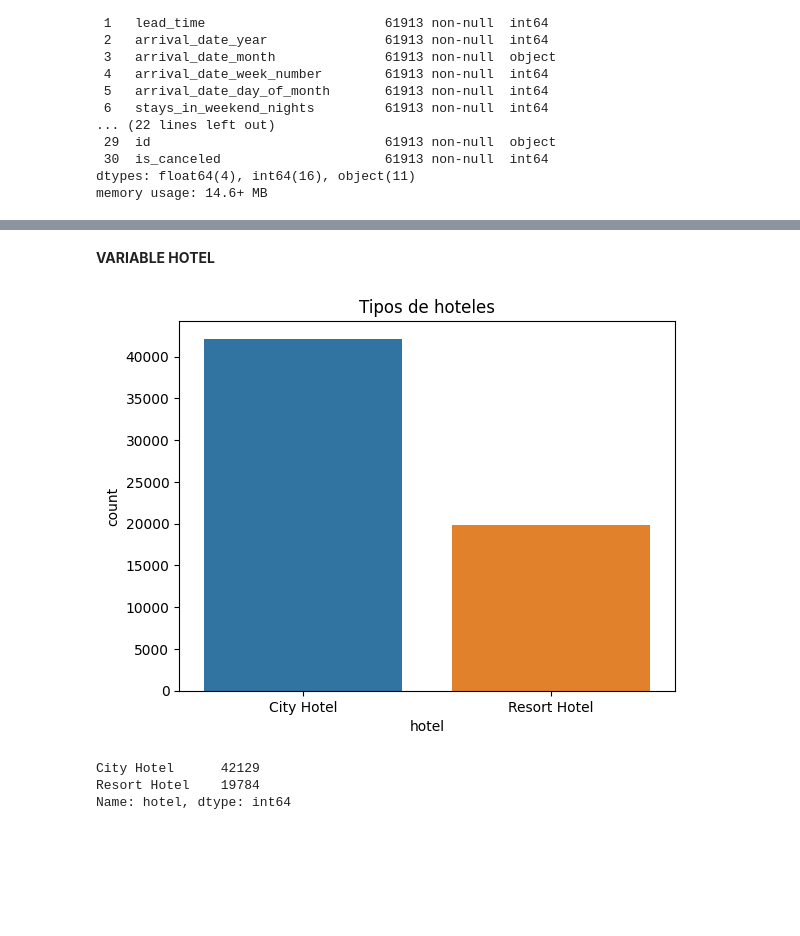
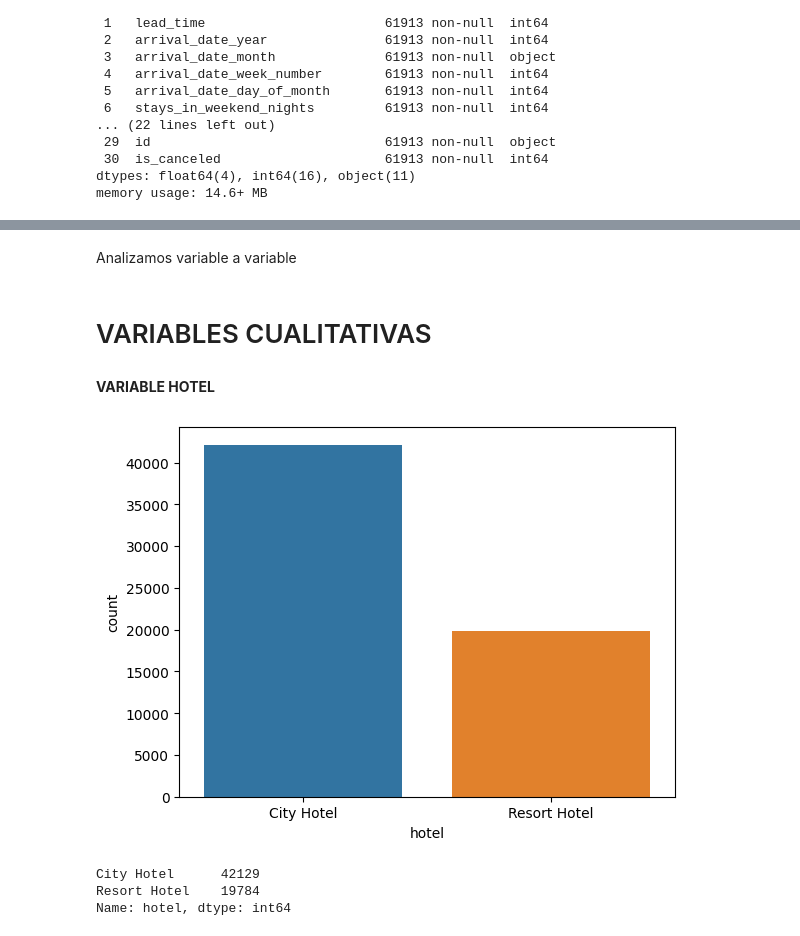
Before and after one commit to franmazzaro/7506R-2C2023-GRUPO39, a Jupyter notebook: 7506R_TP1_GRUPO39_CHP1_ENTREGA.ipynb, the cells around one changed output, grey strips where cells are left out. Cells and saved outputs as stored; diff of their text form; code cells hidden in the pictures; blank space fills up the shorter version.

Commit message:
Agrego analisis de variables cualitativas y refactor

```diff
--- a/7506R_TP1_GRUPO39_CHP1_ENTREGA.ipynb
+++ b/7506R_TP1_GRUPO39_CHP1_ENTREGA.ipynb
@@ -15,4 +3,6 @@ Comenzamos obteniendo una visualización general del Dataframe y sus tipos de da
 # %%
-hoteles = pd.read_csv('/content/hotels_train (1).csv')
-hoteles.head()
+import pandas as pd
+
+hoteles = pd.read_csv('/content/sample_data/hotels_train.csv')
+hoteles.shape
 # %% [output]
@@ -49,0 +65,2 @@ memory usage: 14.6+ MB
+# %% [markdown]
+Analizamos variable a variable
@@ -50,11 +70,12 @@ memory usage: 14.6+ MB
+# %% [markdown]
+# VARIABLES CUALITATIVAS
 # %% [markdown]
 **VARIABLE HOTEL**
 # %%
 sns.countplot(x='hotel', data=hoteles, )
-plt.title("Tipos de hoteles")
 plt.show()
 # %% [output]
-[figure, old version]
+[figure, new version]
 # %%
 hoteles["hotel"].value_counts()
 # %% [output]
```
Also changed, not shown: parts of 47 cells of this notebook.
